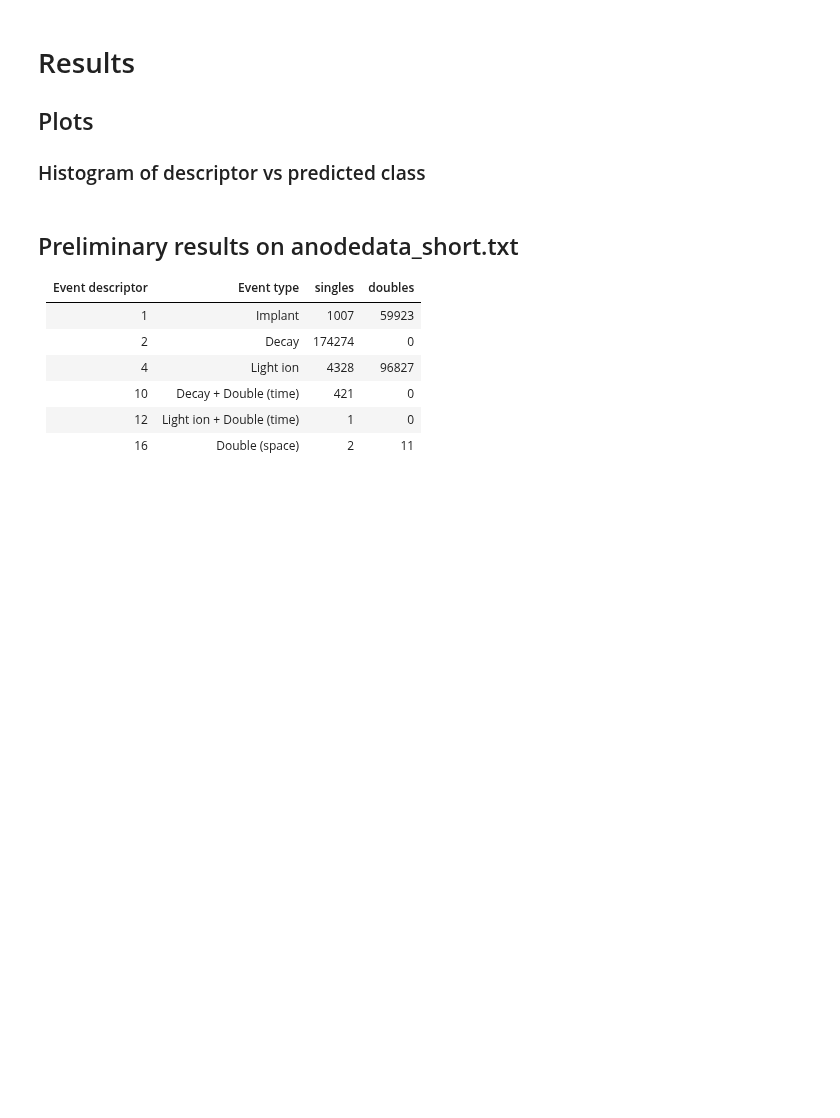
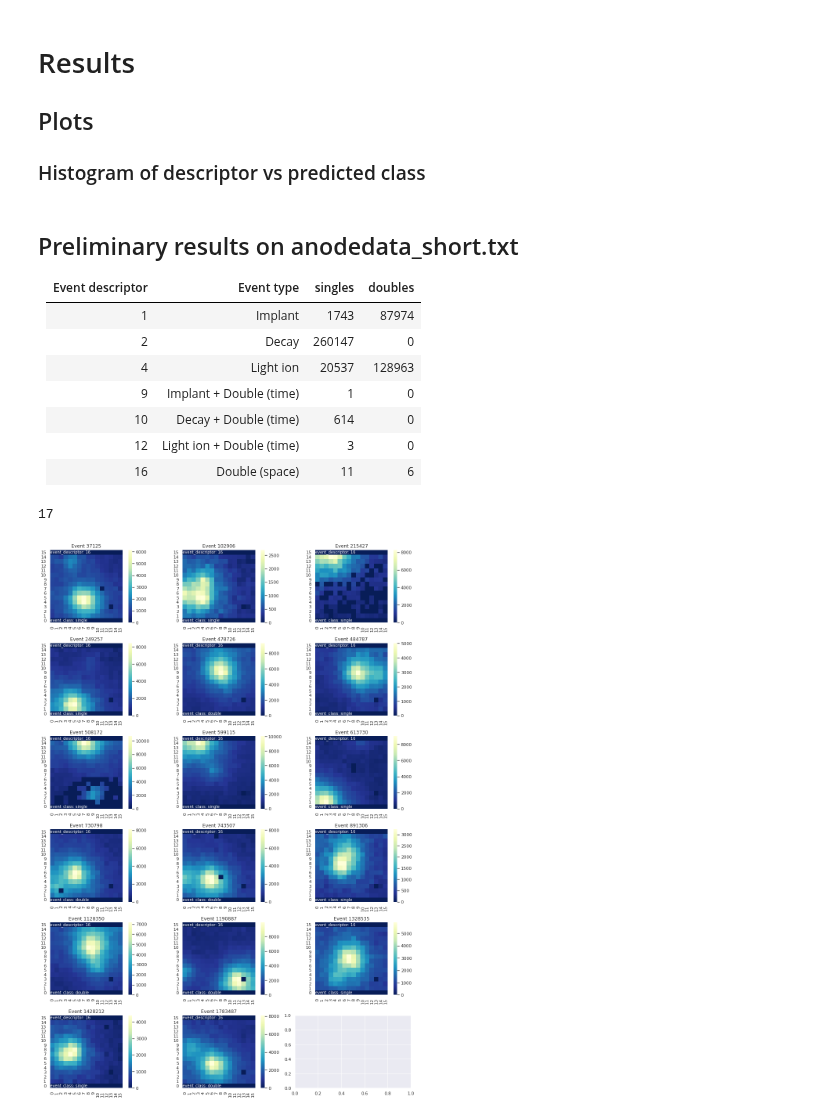
Before and after one commit to geirtul/master_analysis, a Jupyter notebook: notebooks/classification/real-data-classify.ipynb, the cells around one changed output. Saved outputs shown, nothing was run; the diff lists cells and outputs as text; code cells hidden in the pictures; blank space fills up the shorter version.

```diff
--- a/notebooks/classification/real-data-classify.ipynb
+++ b/notebooks/classification/real-data-classify.ipynb
@@ -18,8 +22,8 @@ from tqdm import tqdm
 ## Data import
 # %%
 config = {
-    "DATA_PATH": "../../data/real/anodedata_short.txt",
-    "DATA_FILENAME": "anodedata_short.txt",
+    "DATA_PATH": "../../data/real/",
+    "DATA_FILENAME": "anodedata_500k.txt",
     "SAMPLE_PATH": "../../data/sample/CeBr10k_1.txt",
     "MODEL_PATH": "../../data/output/models/",
     "OUTPUT_PATH": "../../data/output/",
@@ -31,8 +35,8 @@ config = {
 }
 # %%
 events, images = import_real_data(config) # images not normalized
-images = normalize_image_data(images)
+#images = normalize_image_data(images)
 
 # load classification results (doesn't contain images)
-with open(config['OUTPUT_PATH']+"events_classified_anodedata_short.json") as fp:
+with open(config['OUTPUT_PATH']+"events_classified_" + config['DATA_FILENAME'][:-4] +".json") as fp:
     events = json.load(fp)
@@ -42,31 +51,36 @@ with open(config['OUTPUT_PATH']+"events_classified_anodedata_short.json") as fp:
 ### Histogram of descriptor vs predicted class
 # %% [markdown]
 ## Preliminary results on anodedata_short.txt
-
 |Event descriptor | Event type                   | singles | doubles |
 | :---           |  :---:                       | :---:   | :---:   |
-|        1        |           Implant            |  1007   |  59923  |
-|        2        |            Decay             | 174274  |    0    |
-|        4        |          Light ion           |  4328   |  96827  |
-|       10        |    Decay + Double (time)     |   421   |    0    |
-|       12        |  Light ion + Double (time)   |    1    |    0    |
-|       16        |        Double (space)        |    2    |   11    |
+|        1        |           Implant            |  1743   |  87974  |
+|        2        |            Decay             | 260147  |    0    |
+|        4        |          Light ion           |  20537  | 128963  |
+|        9        |   Implant + Double (time)    |    1    |    0    |
+|       10        |    Decay + Double (time)     |   614   |    0    |
+|       12        |  Light ion + Double (time)   |    3    |    0    |
+|       16        |        Double (space)        |   11    |    6    |
 # %%
 # Extract doubles
 doubles = []
 for event_id, event in events.items():
     if event['event_descriptor'] == 16:
         doubles.append(event_id)
+# %%
+print(len(doubles))
+# %% [output]
+17
 # %%
 # Plot the doubles and event_class from model
-fig, ax = plt.subplots(5,3, figsize=(14,20))
+fig, axes = plt.subplots(6,3, figsize=(14,20), tight_layout=True)
 idx = 0
-for row in ax:
+for row in axes:
     for ax_col in row:
         if idx >= len(doubles):
             break
-        ax_col.imshow(images[events[doubles[idx]]['image_idx']].reshape((16,16)), origin='lower')
-        ax_col.text(0,14.6 , "id: " + doubles[idx], fontsize=11, color='red')
-        ax_col.text(8,14.6, events[doubles[idx]]['event_class'], fontsize=11, color='red')
+        curr_event = events[doubles[idx]]
+        plot_event(curr_event, doubles[idx], images[curr_event['image_idx']], ax_col)
         idx += 1
-fig.savefig("test.pdf")
+#fig.savefig("test.pdf")
+# %% [output]
+[figure, added]
```
Also changed, not shown: parts of 2 cells of this notebook, 4 other files.
